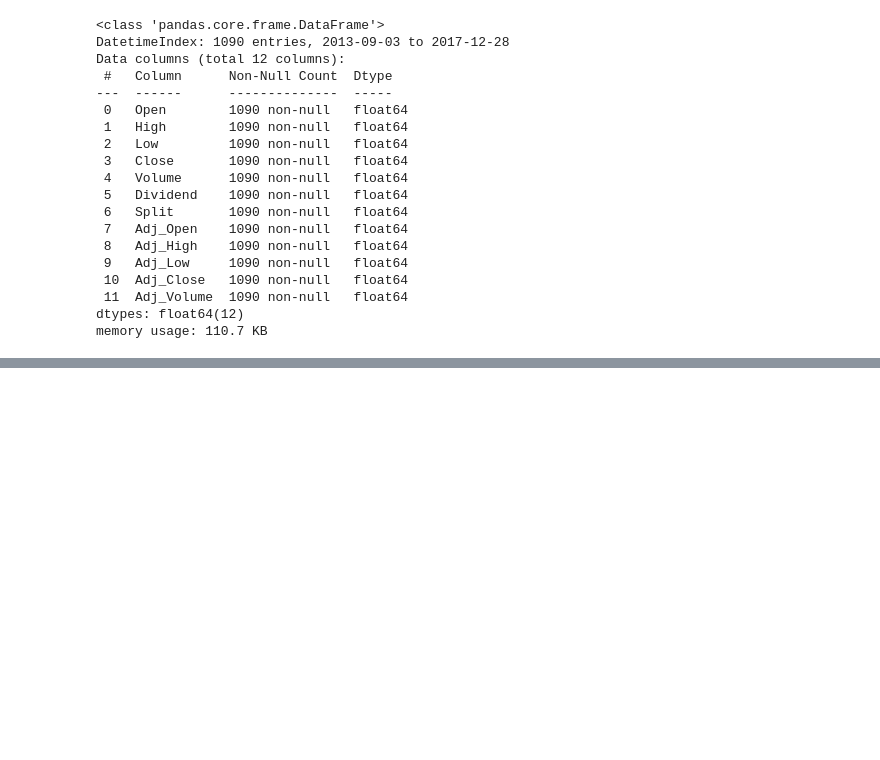
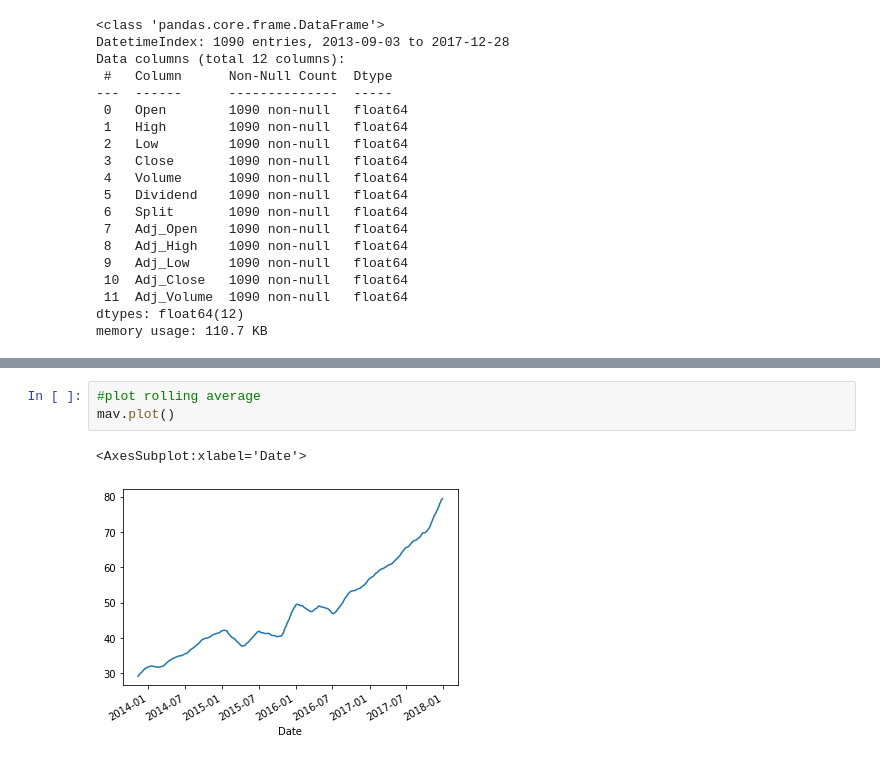
Before and after one commit to mayomatsuda/trading_algorithm, a Jupyter notebook: Algorithmic Trading in Python.ipynb, the cells around one changed output, grey strips where cells are left out. Drawn from its saved outputs; the diff is of its cells as text; blank space fills up the shorter version.

```diff
--- a/Algorithmic Trading in Python.ipynb
+++ b/Algorithmic Trading in Python.ipynb
@@ -63,0 +153,6 @@ msft_data.resample('M').mean().head()
+# %%
+#plot rolling average
+mav.plot()
+# %% [output]
+<AxesSubplot:xlabel='Date'>
+[figure, added]
```
Also changed, not shown: parts of 6 cells of this notebook, 3 other files.
